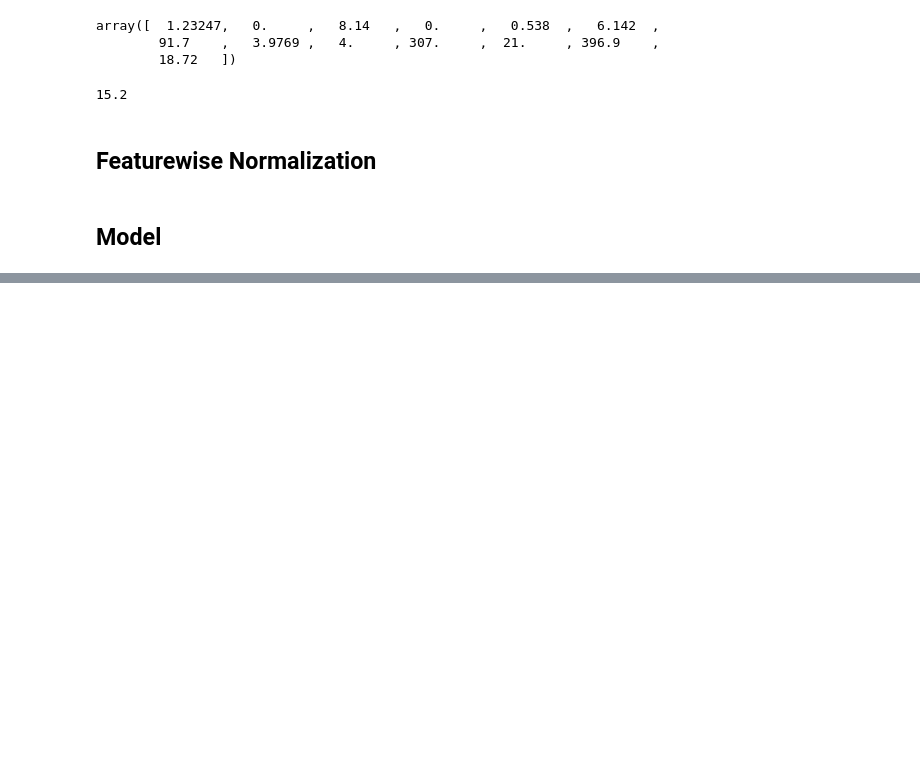
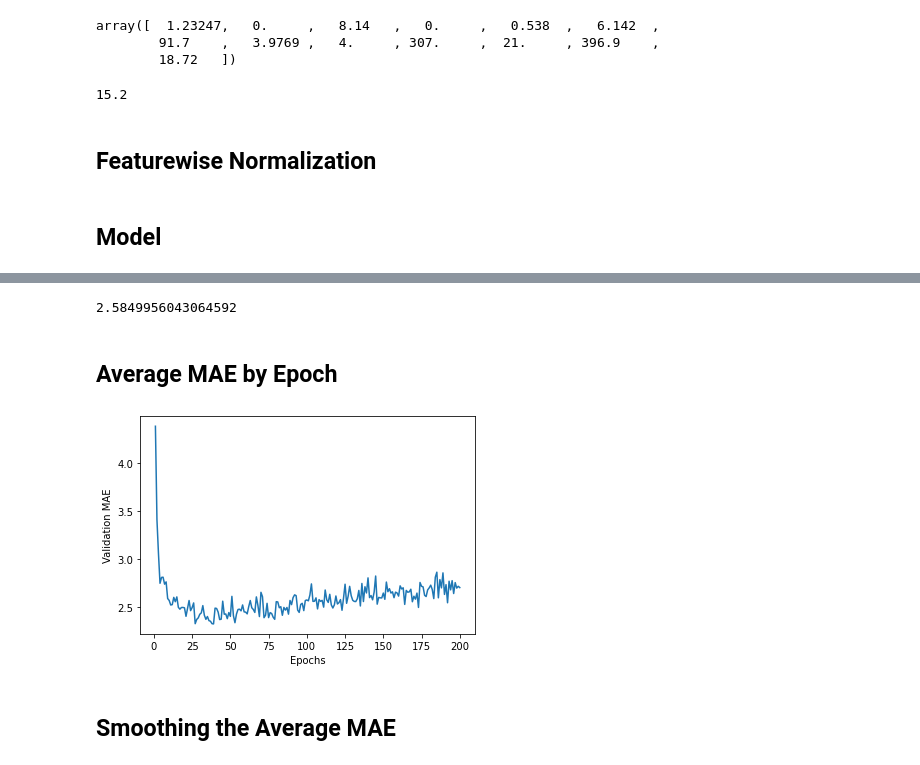
Before and after one commit to somnath1077/MachineLearningExercises, a Jupyter notebook: ML_Using_Python/chap03/ch03_House_Price_Predictions.ipynb, the cells around one changed output, grey strips where cells are left out. Drawn from its saved outputs; the diff is of its cells as text; code cells hidden in the pictures; blank space fills up the shorter version.

```diff
--- a/ML_Using_Python/chap03/ch03_House_Price_Predictions.ipynb
+++ b/ML_Using_Python/chap03/ch03_House_Price_Predictions.ipynb
@@ -64,0 +103,4 @@ def build_model(num_features):
+# %%
+x_train, x_test = normalize(train_data, test_data)
+# %%
+scores = k_fold_crossvalidation(x_train, train_targets, k=4, num_epochs=200)
@@ -64,0 +132,21 @@ def build_model(num_features):
+# %%
+np.mean(scores)
+# %% [output]
+2.5849956043064592
+# %% [markdown]
+## Average MAE by Epoch
+# %%
+def plot(av_mae):
+    plt.plot(range(1, len(av_mae) + 1), av_mae)
+    plt.xlabel('Epochs')
+    plt.ylabel('Validation MAE')
+    plt.show()
+# %%
+num_epochs = 200
+
+average_mae_history = [np.mean([x[i] for x in scores]) for i in range(num_epochs)]
+plot(average_mae_history)
+# %% [output]
+[figure, added]
+# %% [markdown]
+## Smoothing the Average MAE
```
Also changed, not shown: parts of 6 cells of this notebook.
